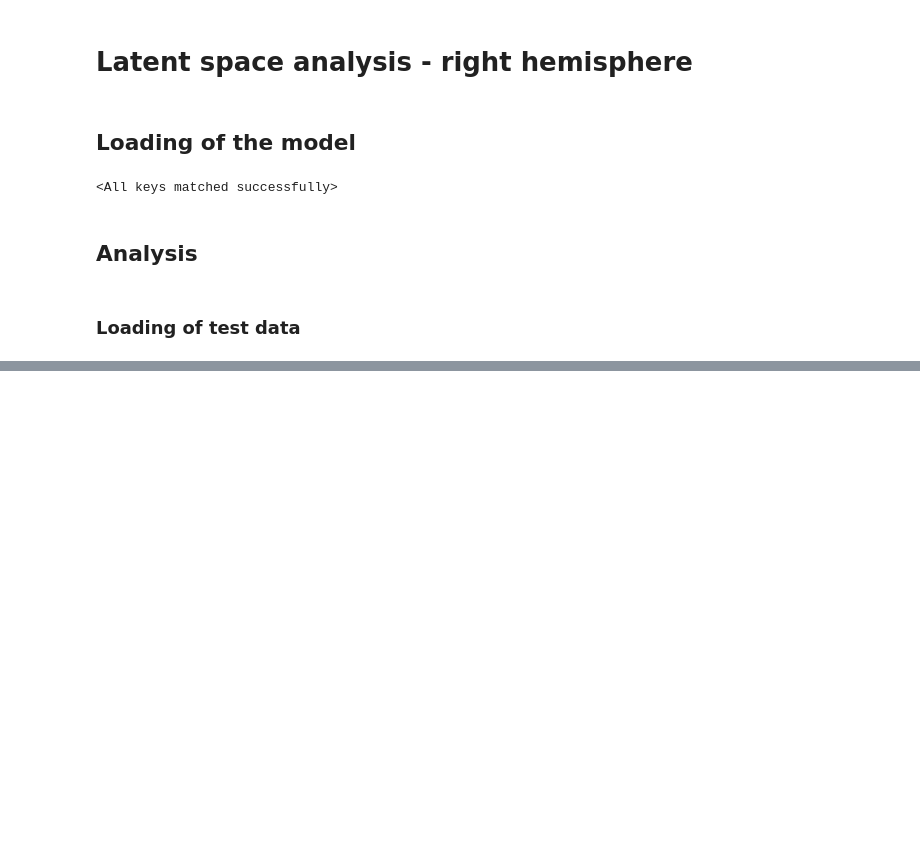
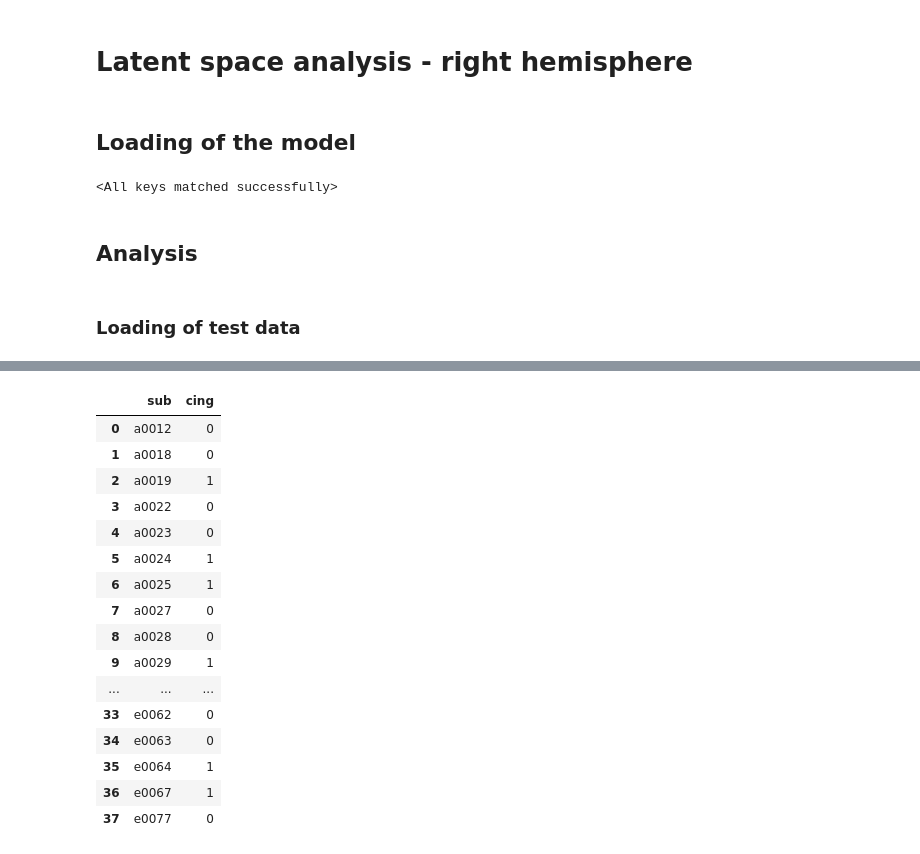
Before and after one commit to neurospin-projects/2021_jchavas_lguillon_deepcingulate, a Jupyter notebook: betaVAE/latent_space_analysis.ipynb, the cells around one changed output, grey strips where cells are left out. Saved outputs shown, nothing was run; the diff lists cells and outputs as text; code cells hidden in the pictures; blank space fills up the shorter version.

```diff
--- a/betaVAE/latent_space_analysis.ipynb
+++ b/betaVAE/latent_space_analysis.ipynb
@@ -167,0 +131,2 @@ ValueError: Number of labels is 1. Valid values are 2 to n_samples - 1 (inclusiv
+# %%
+labels_set = pd.read_csv('/neurospin/dico/data/deep_folding/datasets/ACC_patterns/tissier_labels.csv')
@@ -167,0 +143,24 @@ ValueError: Number of labels is 1. Valid values are 2 to n_samples - 1 (inclusiv
+# %%
+dico_labels = {labels_set['Sujet'][k]: 0 if labels_set['ACC_right_2levels_new'][k]=='absent' else 1 for k in range(len(labels_set))}
+# %%
+df_tissier_labels = pd.DataFrame(data={'sub': list(dico_labels.keys()), 'cing':list(dico_labels.values())})
+# %%
+df_tissier_labels
+# %% [output]
+|  | sub | cing |
+| 0 | a0012 | 0 |
+| 1 | a0018 | 0 |
+| 2 | a0019 | 1 |
+| 3 | a0022 | 0 |
+| 4 | a0023 | 0 |
+| 5 | a0024 | 1 |
+| 6 | a0025 | 1 |
+| 7 | a0027 | 0 |
+| 8 | a0028 | 0 |
+| 9 | a0029 | 1 |
+| ... | ... | ... |
+| 33 | e0062 | 0 |
+| 34 | e0063 | 0 |
+| 35 | e0064 | 1 |
+| 36 | e0067 | 1 |
+| 37 | e0077 | 0 |
```
Also changed, not shown: parts of 29 cells of this notebook.
